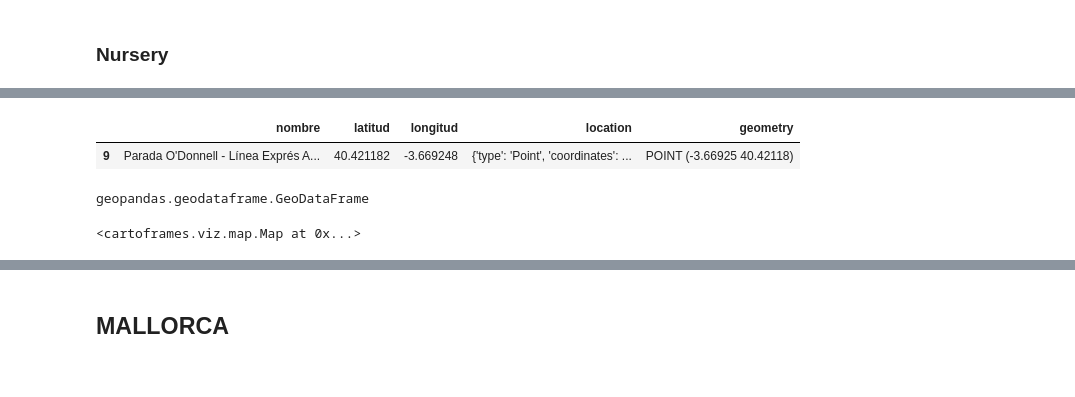
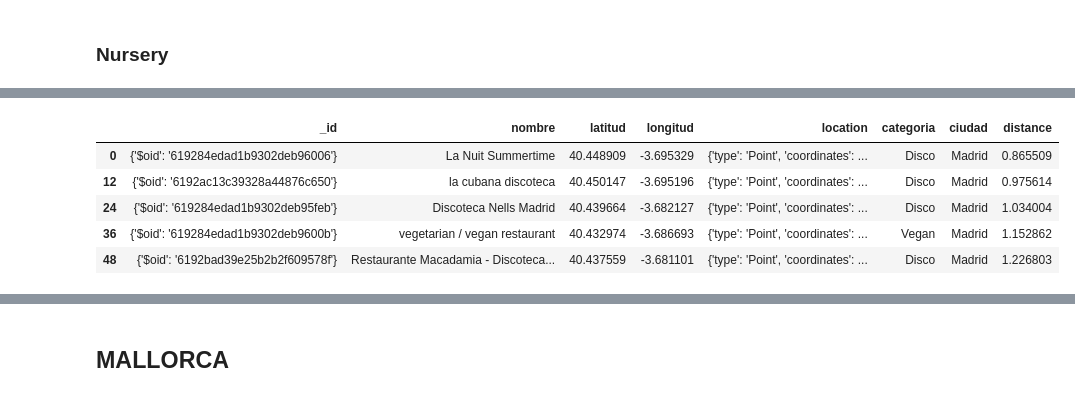
Before and after one commit to Beapsp/Geospatial-data-project, a Jupyter notebook: notebook/Untitled.ipynb, the cells around one changed output, grey strips where cells are left out. Drawn from its saved outputs; the diff is of its cells as text; code cells hidden in the pictures.

```diff
--- a/notebook/Untitled.ipynb
+++ b/notebook/Untitled.ipynb
@@ -355,13 +213,0 @@ gdf_MADRID = gpd.GeoDataFrame(df_MADRID, geometry=gpd.points_from_xy(df_MADRID.l
-# %%
-gdf_MADRID.sample()
-# %% [output]
-|  | nombre | latitud | longitud | location | geometry |
-| 9 | Parada O'Donnell - Línea Exprés A... | 40.421182 | -3.669248 | {'type': 'Point', 'coordinates': ... | POINT (-3.66925 40.42118) |
-# %%
-type(gdf_MADRID)
-# %% [output]
-geopandas.geodataframe.GeoDataFrame
-# %%
-Map(Layer(gdf_MADRID, "color:blue", popup_hover=[popup_element("nombre", "Propuestas Madrid")]))
-# %% [output]
-<cartoframes.viz.map.Map at 0x...>
@@ -367,0 +216,21 @@ Map(Layer(gdf_MADRID, "color:blue", popup_hover=[popup_element("nombre", "Propue
+# %%
+query=[{
+"$geoNear": {'near': [40.44242, -3.69101],
+             'distanceField': 'distance',
+             'maxDistance': 10000,
+             'distanceMultiplier': 6371,
+             'spherical'  : True}}]
+
+geoloc = conect_madrid.aggregate(query)
+geo_madrid_json = json.loads(dumps(geoloc))
+# %%
+df_Madrid_total = pd.DataFrame(geo_madrid_json)
+df_Madrid_total.drop_duplicates(["latitud", "longitud"], inplace = True)
+df_Madrid_total.head()
+# %% [output]
+|  | _id | nombre | latitud | longitud | location | categoria | ciudad | distance |
+| 0 | {'$oid': '619284edad1b9302deb96006'} | La Nuit Summertime | 40.448909 | -3.695329 | {'type': 'Point', 'coordinates': ... | Disco | Madrid | 0.865509 |
+| 12 | {'$oid': '6192ac13c39328a44876c650'} | la cubana discoteca | 40.450147 | -3.695196 | {'type': 'Point', 'coordinates': ... | Disco | Madrid | 0.975614 |
+| 24 | {'$oid': '619284edad1b9302deb95feb'} | Discoteca Nells Madrid | 40.439664 | -3.682127 | {'type': 'Point', 'coordinates': ... | Disco | Madrid | 1.034004 |
+| 36 | {'$oid': '619284edad1b9302deb9600b'} | vegetarian / vegan restaurant | 40.432974 | -3.686693 | {'type': 'Point', 'coordinates': ... | Vegan | Madrid | 1.152862 |
+| 48 | {'$oid': '6192bad39e25b2b2f609578f'} | Restaurante Macadamia - Discoteca... | 40.437559 | -3.681101 | {'type': 'Point', 'coordinates': ... | Disco | Madrid | 1.226803 |
```
Also changed, not shown: parts of 146 cells of this notebook, 3 other files.
